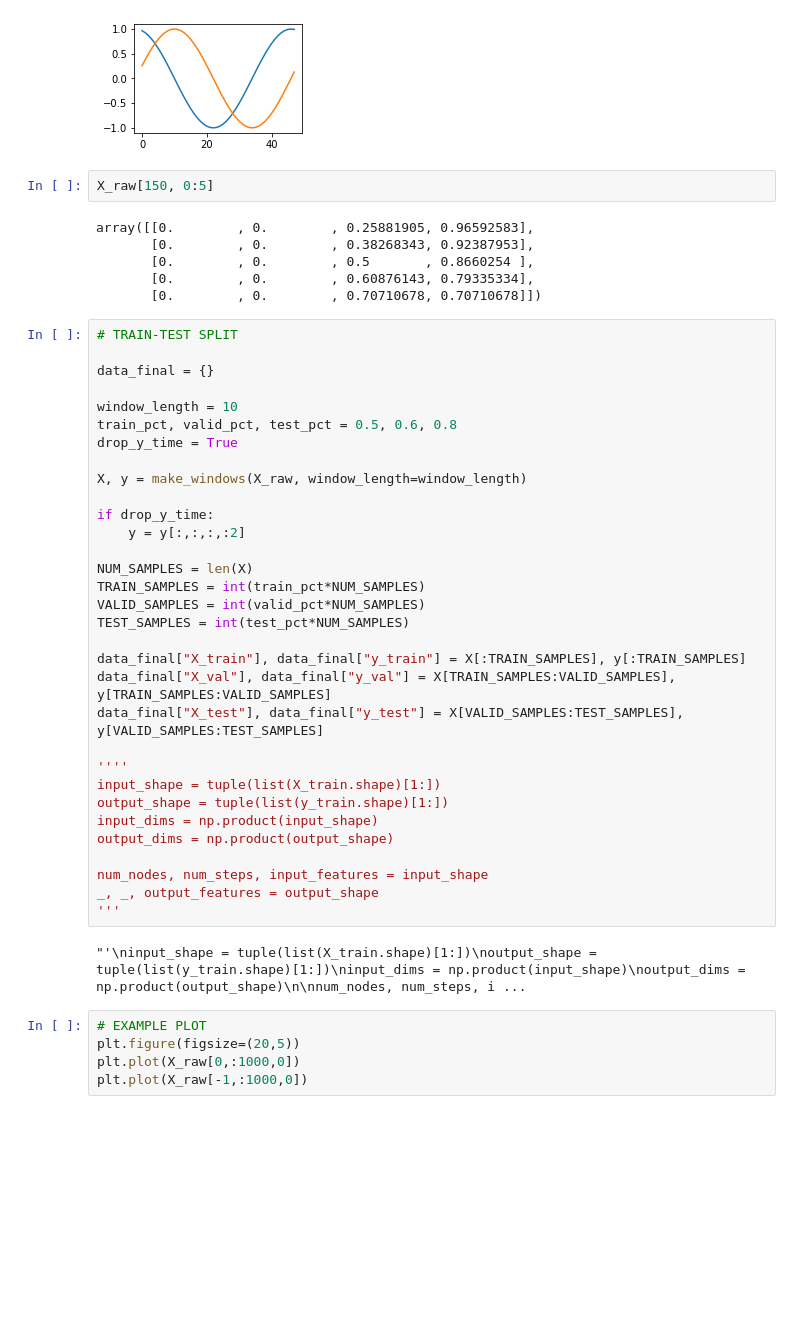
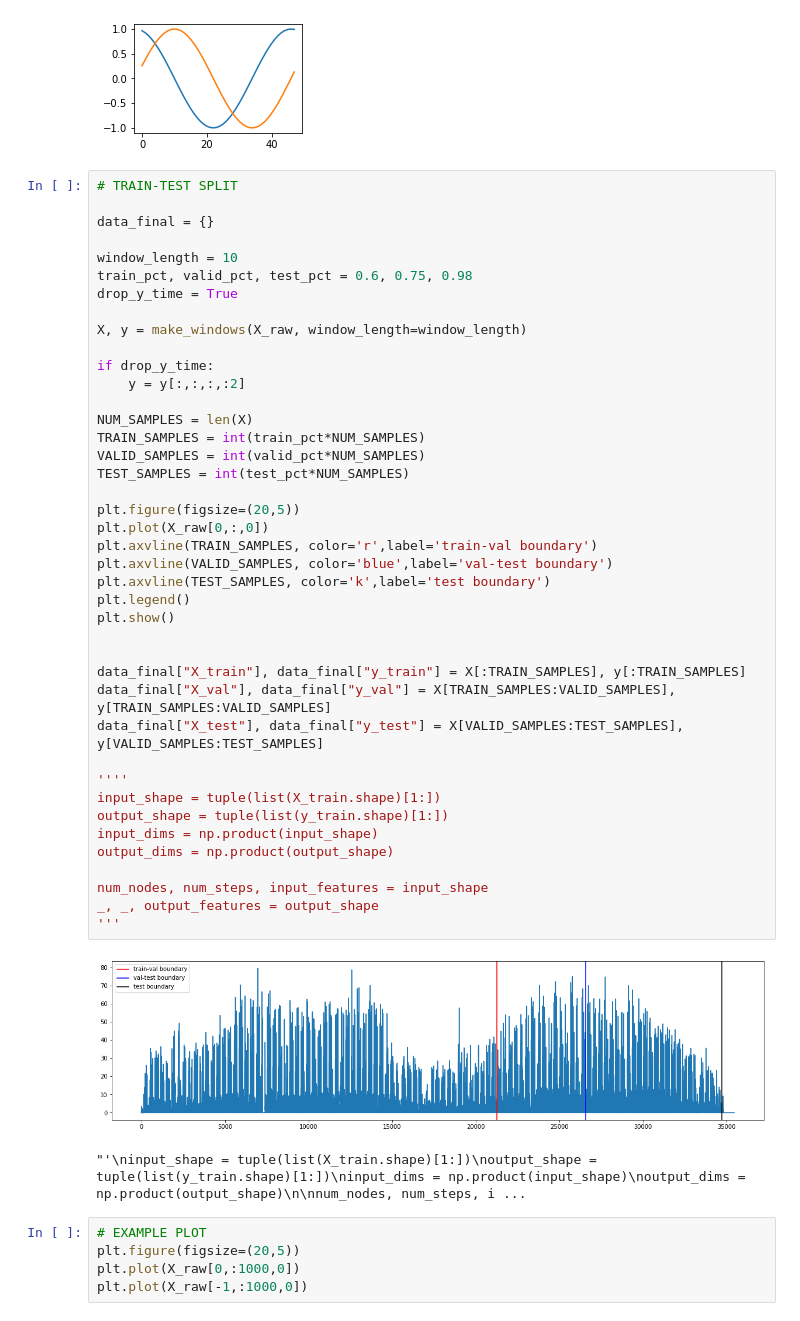
Before and after one commit to vursekar/time-adaptive-gnn, a Jupyter notebook: bike_share/final_data_processing.ipynb, the cells around one changed output. Saved outputs shown, nothing was run; the diff lists cells and outputs as text; blank space fills up the shorter version.

```diff
--- a/bike_share/final_data_processing.ipynb
+++ b/bike_share/final_data_processing.ipynb
@@ -29,47 +29,49 @@ plt.plot(X_raw[0,:48,-2])
 Smoothing filter =  [0.01321289 0.26538793 0.72139918]
 [<matplotlib.lines.Line2D at 0x...>]
 [figure]
-# %%
-X_raw[150, 0:5]
-# %% [output]
-array([[0.        , 0.        , 0.25881905, 0.96592583],
-       [0.        , 0.        , 0.38268343, 0.92387953],
-       [0.        , 0.        , 0.5       , 0.8660254 ],
-       [0.        , 0.        , 0.60876143, 0.79335334],
-       [0.        , 0.        , 0.70710678, 0.70710678]])
 # %%
 # TRAIN-TEST SPLIT
 
 data_final = {}
 
 window_length = 10
-train_pct, valid_pct, test_pct = 0.5, 0.6, 0.8
+train_pct, valid_pct, test_pct = 0.6, 0.75, 0.98
 drop_y_time = True
 
 X, y = make_windows(X_raw, window_length=window_length)
 
 if drop_y_time:
     y = y[:,:,:,:2]
 
 NUM_SAMPLES = len(X)
 TRAIN_SAMPLES = int(train_pct*NUM_SAMPLES)
 VALID_SAMPLES = int(valid_pct*NUM_SAMPLES)
 TEST_SAMPLES = int(test_pct*NUM_SAMPLES)
+
+plt.figure(figsize=(20,5))
+plt.plot(X_raw[0,:,0])
+plt.axvline(TRAIN_SAMPLES, color='r',label='train-val boundary')
+plt.axvline(VALID_SAMPLES, color='blue',label='val-test boundary')
+plt.axvline(TEST_SAMPLES, color='k',label='test boundary')
+plt.legend()
+plt.show()
+
 
 data_final["X_train"], data_final["y_train"] = X[:TRAIN_SAMPLES], y[:TRAIN_SAMPLES]
 data_final["X_val"], data_final["y_val"] = X[TRAIN_SAMPLES:VALID_SAMPLES], y[TRAIN_SAMPLES:VALID_SAMPLES]
 data_final["X_test"], data_final["y_test"] = X[VALID_SAMPLES:TEST_SAMPLES], y[VALID_SAMPLES:TEST_SAMPLES]
 
 ''''
 input_shape = tuple(list(X_train.shape)[1:])
 output_shape = tuple(list(y_train.shape)[1:])
 input_dims = np.product(input_shape)
 output_dims = np.product(output_shape)
 
 num_nodes, num_steps, input_features = input_shape
 _, _, output_features = output_shape
 '''
 # %% [output]
+[figure, added]
 "'\ninput_shape = tuple(list(X_train.shape)[1:])\noutput_shape = tuple(list(y_train.shape)[1:])\ninput_dims = np.product(input_shape)\noutput_dims = np.product(output_shape)\n\nnum_nodes, num_steps, i ...
 # %%
 # EXAMPLE PLOT
```
Also changed, not shown: 3 other files.
